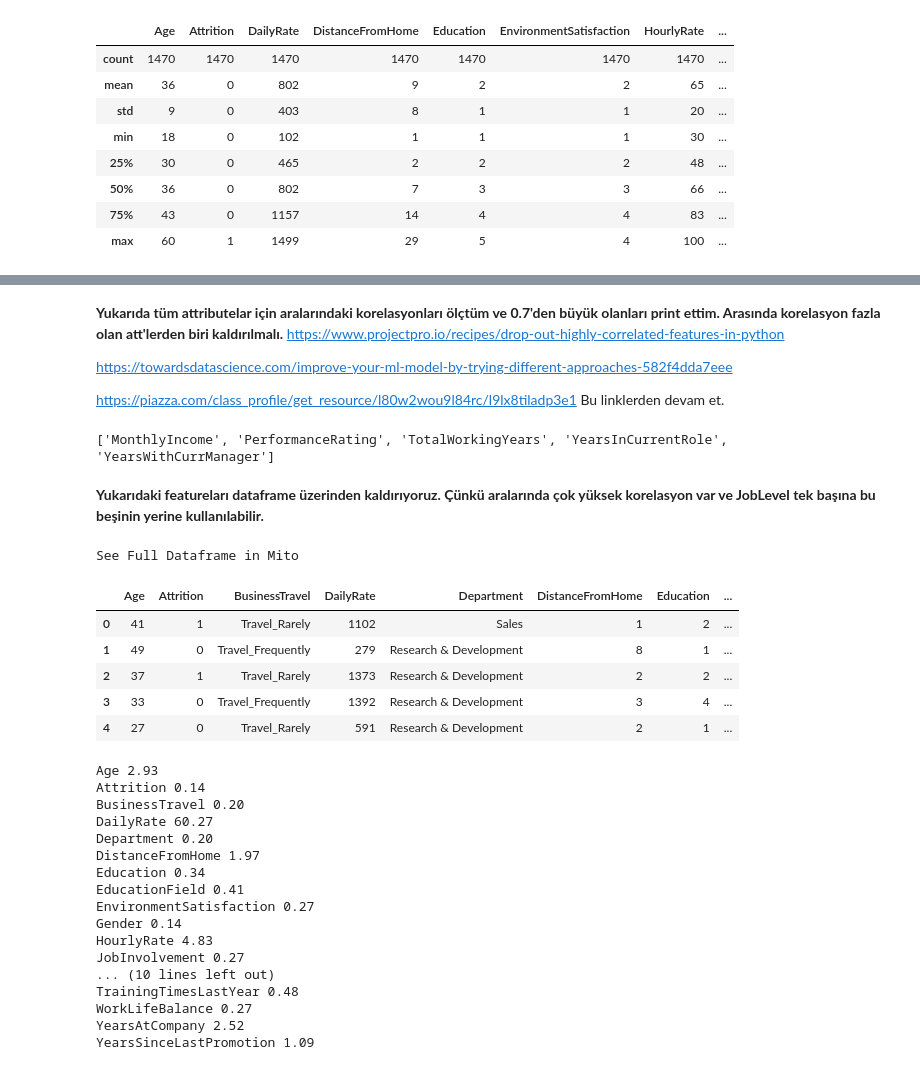
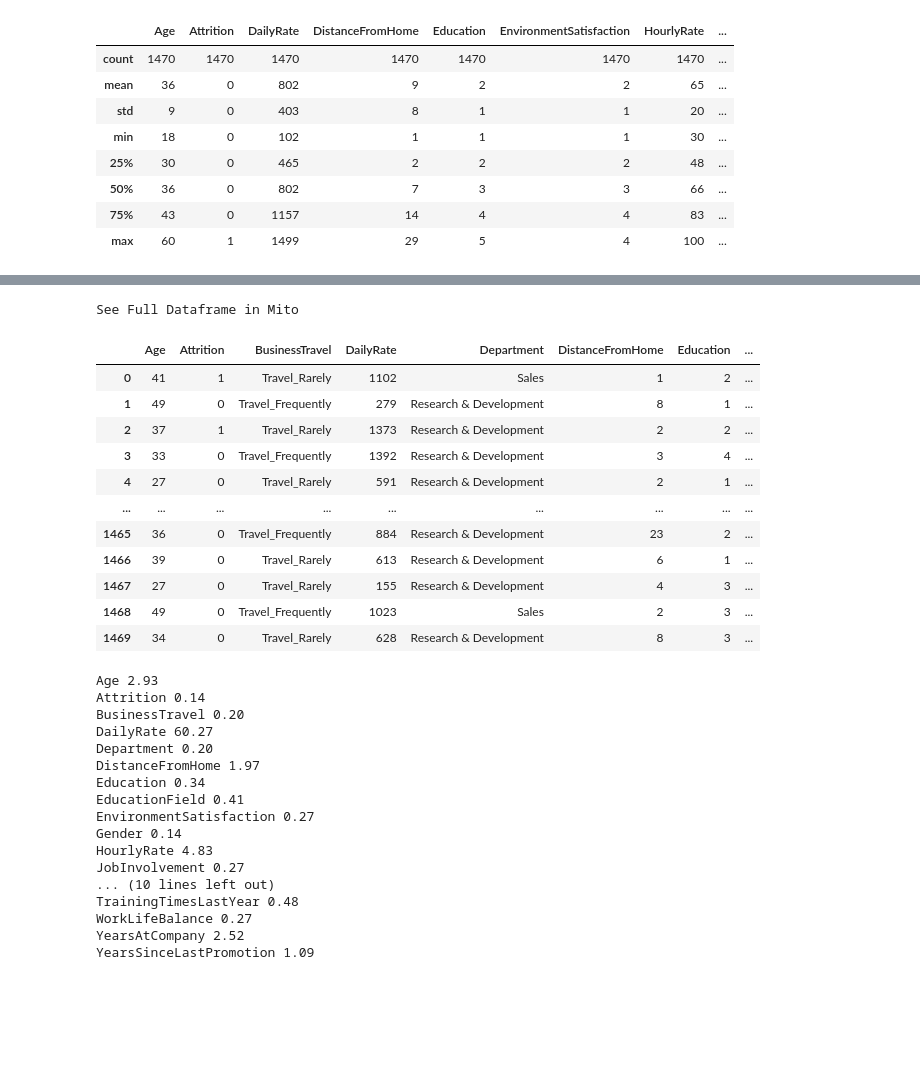
Before and after one commit to emre-bl/Machine-Learning-tobbetu, a Jupyter notebook: 191401009.ipynb, the cells around one changed output, grey strips where cells are left out. Cells and saved outputs as stored; diff of their text form; code cells hidden in the pictures; blank space fills up the shorter version.

```diff
--- a/191401009.ipynb
+++ b/191401009.ipynb
@@ -131,8 +118,0 @@ YearsWithCurrManager YearsInCurrentRole 0.7143647616385931
-# %% [markdown]
-**Yukarıda tüm attributelar için aralarındaki korelasyonları ölçtüm ve 0.7'den büyük olanları print ettim. Arasında korelasyon fazla olan att'lerden biri kaldırılmalı.**
-https://www.projectpro.io/recipes/drop-out-highly-correlated-features-in-python
-
-https://towardsdatascience.com/improve-your-ml-model-by-trying-different-approaches-582f4dda7eee
-
-https://piazza.com/class_profile/get_resource/l80w2wou9l84rc/l9lx8tiladp3e1
-Bu linklerden devam et.
@@ -141,21 +119,19 @@ upper_tri = cor_matrix.where(np.triu(np.ones(cor_matrix.shape),k=1).astype(np.bo
-# %%
-to_drop = [column for column in upper_tri.columns if any(upper_tri[column] > 0.75)]
-print(to_drop)
-# %% [output]
-['MonthlyIncome', 'PerformanceRating', 'TotalWorkingYears', 'YearsInCurrentRole', 'YearsWithCurrManager']
-# %% [markdown]
-**Yukarıdaki featureları dataframe üzerinden kaldırıyoruz. Çünkü aralarında çok yüksek korelasyon var ve JobLevel tek başına bu beşinin yerine kullanılabilir.**
-# %%
-df1 = df.drop(to_drop, axis=1)
-df1.head()
-# %% [output]
-See Full Dataframe in Mito
-|  | Age | Attrition | BusinessTravel | DailyRate | Department | DistanceFromHome | Education | ... |
-| 0 | 41 | 1 | Travel_Rarely | 1102 | Sales | 1 | 2 | ... |
-| 1 | 49 | 0 | Travel_Frequently | 279 | Research & Development | 8 | 1 | ... |
-| 2 | 37 | 1 | Travel_Rarely | 1373 | Research & Development | 2 | 2 | ... |
-| 3 | 33 | 0 | Travel_Frequently | 1392 | Research & Development | 3 | 4 | ... |
-| 4 | 27 | 0 | Travel_Rarely | 591 | Research & Development | 2 | 1 | ... |
+# %%
+df.drop('JobLevel', axis = 1)
+# %% [output]
+See Full Dataframe in Mito
+|  | Age | Attrition | BusinessTravel | DailyRate | Department | DistanceFromHome | Education | ... |
+| 0 | 41 | 1 | Travel_Rarely | 1102 | Sales | 1 | 2 | ... |
+| 1 | 49 | 0 | Travel_Frequently | 279 | Research & Development | 8 | 1 | ... |
+| 2 | 37 | 1 | Travel_Rarely | 1373 | Research & Development | 2 | 2 | ... |
+| 3 | 33 | 0 | Travel_Frequently | 1392 | Research & Development | 3 | 4 | ... |
+| 4 | 27 | 0 | Travel_Rarely | 591 | Research & Development | 2 | 1 | ... |
+| ... | ... | ... | ... | ... | ... | ... | ... | ... |
+| 1465 | 36 | 0 | Travel_Frequently | 884 | Research & Development | 23 | 2 | ... |
+| 1466 | 39 | 0 | Travel_Rarely | 613 | Research & Development | 6 | 1 | ... |
+| 1467 | 27 | 0 | Travel_Rarely | 155 | Research & Development | 4 | 3 | ... |
+| 1468 | 49 | 0 | Travel_Frequently | 1023 | Sales | 2 | 3 | ... |
+| 1469 | 34 | 0 | Travel_Rarely | 628 | Research & Development | 8 | 3 | ... |
 # %%
 from numpy import unique
 
```
Also changed, not shown: parts of 17 cells of this notebook.
